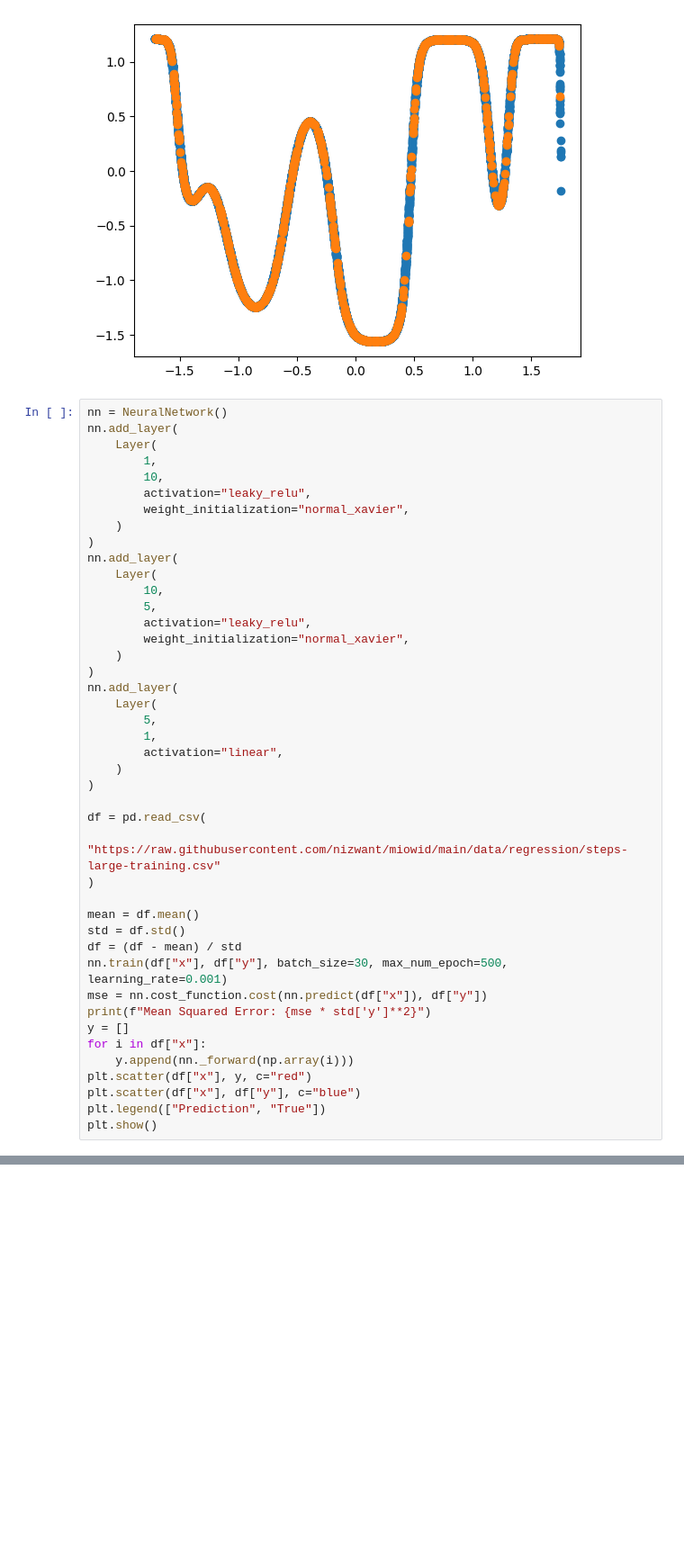
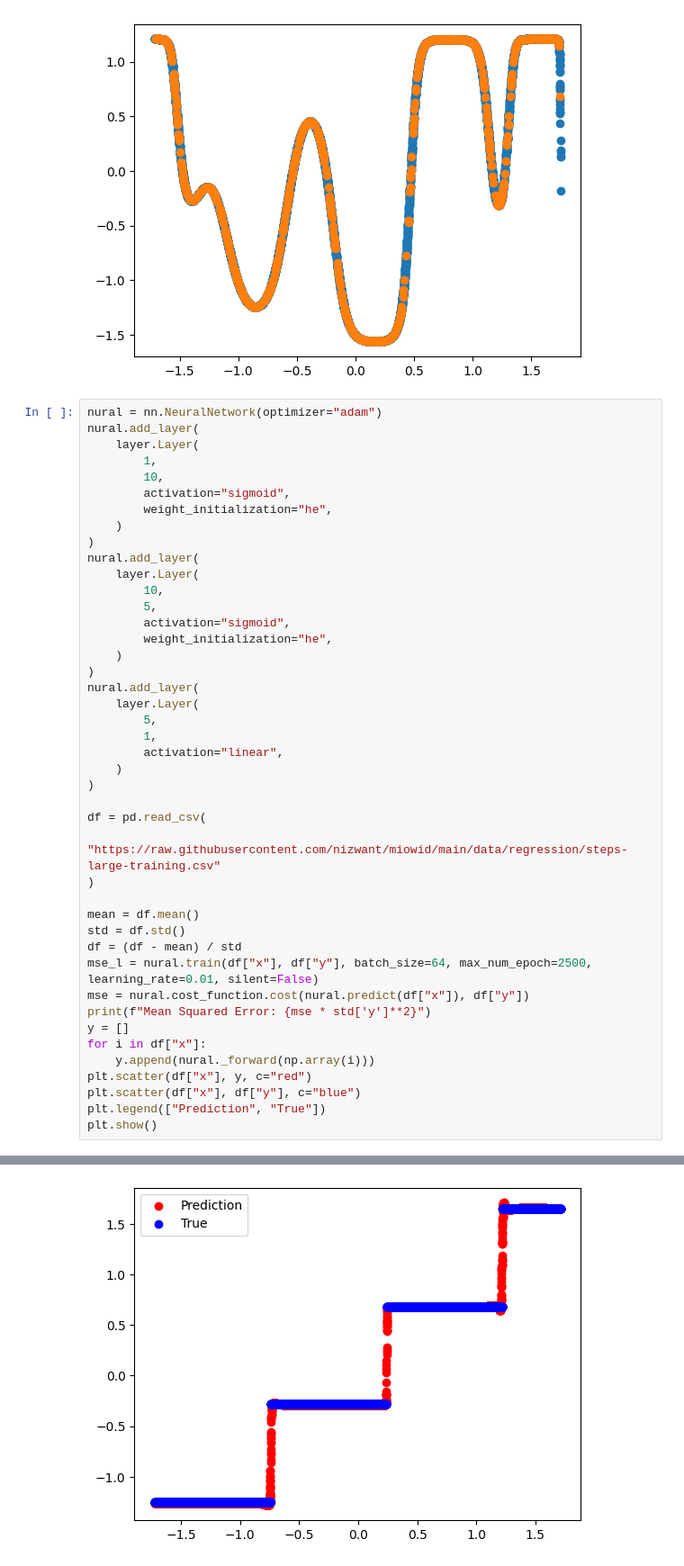
Before and after one commit to nizwant/methods_of_computational_intelligence, a Jupyter notebook: NeuralNetworks/NN3_new.ipynb, the cells around one changed output, grey strips where cells are left out. Shown at 90% size. Cells and saved outputs as stored; diff of their text form; blank space fills up the shorter version.

```diff
--- a/NeuralNetworks/NN3_new.ipynb
+++ b/NeuralNetworks/NN3_new.ipynb
@@ -80,25 +82,25 @@ plt.scatter(multimodal_large_test.x, multimodal_large_test.y, label="test")
 <matplotlib.collections.PathCollection at 0x...>
 [figure]
 # %%
-nn = NeuralNetwork()
-nn.add_layer(
-    Layer(
+nural = nn.NeuralNetwork(optimizer="adam")
+nural.add_layer(
+    layer.Layer(
         1,
         10,
-        activation="leaky_relu",
-        weight_initialization="normal_xavier",
+        activation="sigmoid",
+        weight_initialization="he",
     )
 )
-nn.add_layer(
-    Layer(
+nural.add_layer(
+    layer.Layer(
         10,
         5,
-        activation="leaky_relu",
-        weight_initialization="normal_xavier",
+        activation="sigmoid",
+        weight_initialization="he",
     )
 )
-nn.add_layer(
-    Layer(
+nural.add_layer(
+    layer.Layer(
         5,
         1,
         activation="linear",
@@ -112,13 +114,14 @@ df = pd.read_csv(
 mean = df.mean()
 std = df.std()
 df = (df - mean) / std
-nn.train(df["x"], df["y"], batch_size=30, max_num_epoch=500, learning_rate=0.001)
-mse = nn.cost_function.cost(nn.predict(df["x"]), df["y"])
+mse_l = nural.train(df["x"], df["y"], batch_size=64, max_num_epoch=2500, learning_rate=0.01, silent=False)
+mse = nural.cost_function.cost(nural.predict(df["x"]), df["y"])
 print(f"Mean Squared Error: {mse * std['y']**2}")
 y = []
 for i in df["x"]:
-    y.append(nn._forward(np.array(i)))
+    y.append(nural._forward(np.array(i)))
 plt.scatter(df["x"], y, c="red")
 plt.scatter(df["x"], df["y"], c="blue")
 plt.legend(["Prediction", "True"])
 plt.show()
+# %% [output]
@@ -124,0 +145 @@ plt.show()
+[figure, added]
```
Also changed, not shown: parts of 5 cells of this notebook, 2 other files.
